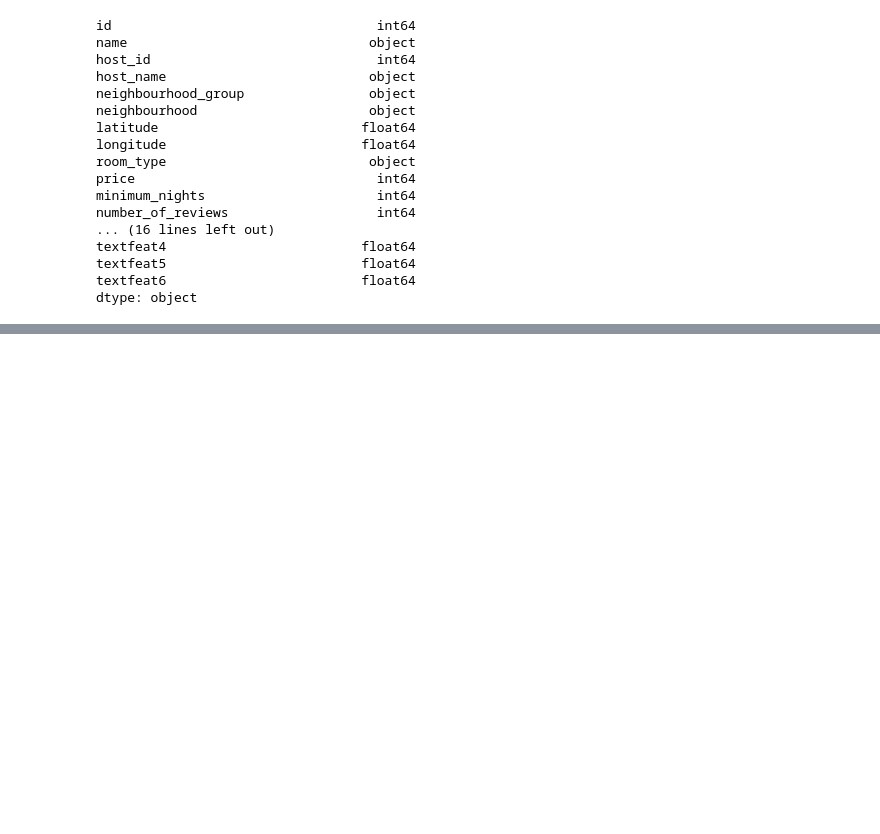
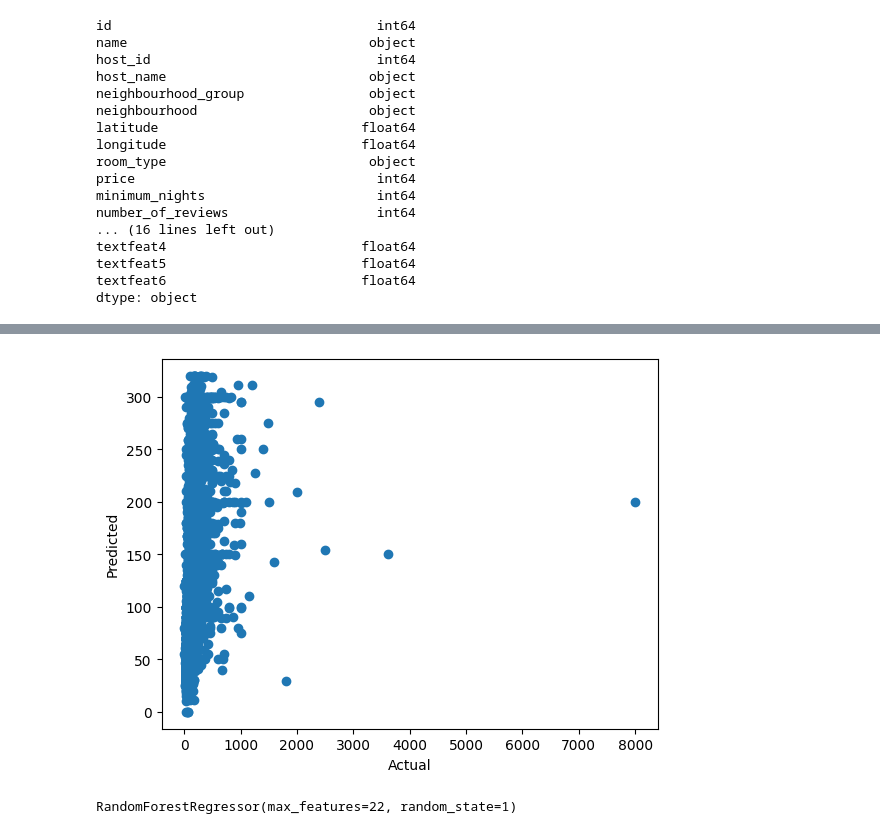
Before and after one commit to joshuajacobs2020/AirbnbPricePrediction, a Jupyter notebook: Airbnb2_Jerry.ipynb, the cells around one changed output, grey strips where cells are left out. Cells and saved outputs as stored; diff of their text form; code cells hidden in the pictures; blank space fills up the shorter version.

```diff
--- a/Airbnb2_Jerry.ipynb
+++ b/Airbnb2_Jerry.ipynb
@@ -27,0 +31,3 @@ dtype: object
+# %%
+# drop rows with missing values
+data = data.dropna()
@@ -27,0 +143,10 @@ dtype: object
+# %%
+# decision tree
+from sklearn.tree import DecisionTreeRegressor as DTR
+
+tree = DTR(random_state=1)
+tree.fit(X_train, y_train)
+
+y_pred_tree = tree.predict(X_test)
+results_tree = pd.DataFrame({'Actual': y_test, 'Predicted': y_pred_tree})
+results_tree.head(10)
@@ -27,0 +188,15 @@ dtype: object
+# %%
+# plot actual vs predicted
+plt.scatter(y_test, y_pred_tree)
+plt.xlabel('Actual')
+plt.ylabel('Predicted')
+plt.show()
+# %% [output]
+[figure, added]
+# %%
+from sklearn.ensemble import RandomForestRegressor as RFR
+
+bag = RFR(max_features=X_train.shape[1], random_state=1)
+bag.fit(X_train, y_train)
+# %% [output]
+RandomForestRegressor(max_features=22, random_state=1)
```
Also changed, not shown: parts of 17 cells of this notebook.
